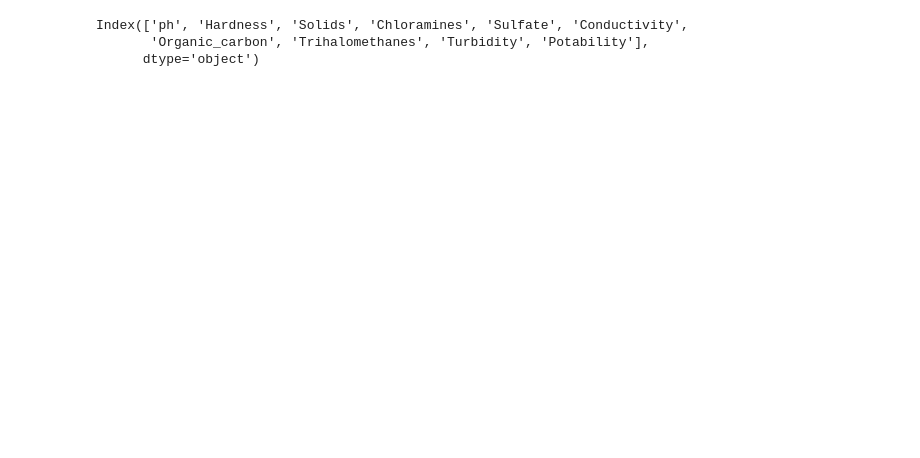
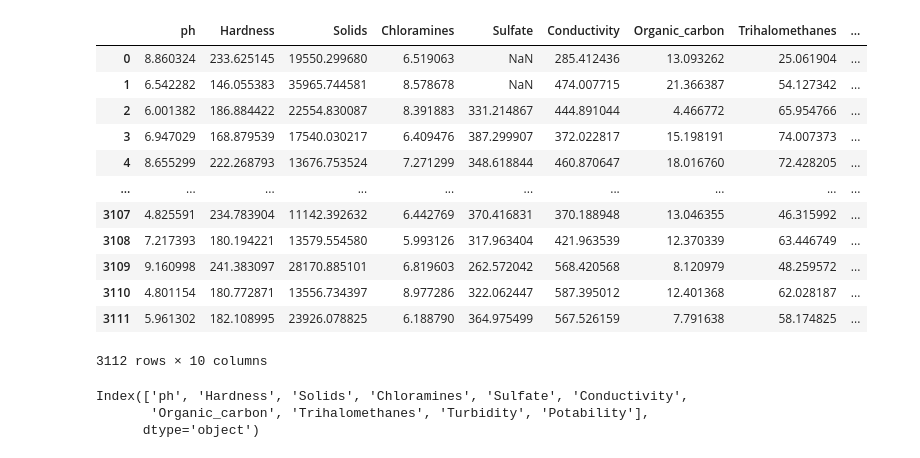
Before and after one commit to joelalves/machine-learning-course, a Jupyter notebook: ml/ProcesoClasificaciónWater.ipynb, the cells around one changed output. Cells and saved outputs as stored; diff of their text form; code cells hidden in the pictures; blank space fills up the shorter version.

```diff
--- a/ml/ProcesoClasificaciónWater.ipynb
+++ b/ml/ProcesoClasificaciónWater.ipynb
@@ -27,7 +27,22 @@ from sklearn.metrics import f1_score
 from sklearn.metrics import confusion_matrix
 from sklearn.metrics import classification_report
 # %%
-df = pd.read_csv('water_potability_90.csv')
+df = pd.read_csv('../data/water_potability_90.csv')
+df
+# %% [output]
+|  | ph | Hardness | Solids | Chloramines | Sulfate | Conductivity | Organic_carbon | Trihalomethanes | ... |
+| 0 | 8.860324 | 233.625145 | 19550.299680 | 6.519063 | NaN | 285.412436 | 13.093262 | 25.061904 | ... |
+| 1 | 6.542282 | 146.055383 | 35965.744581 | 8.578678 | NaN | 474.007715 | 21.366387 | 54.127342 | ... |
+| 2 | 6.001382 | 186.884422 | 22554.830087 | 8.391883 | 331.214867 | 444.891044 | 4.466772 | 65.954766 | ... |
+| 3 | 6.947029 | 168.879539 | 17540.030217 | 6.409476 | 387.299907 | 372.022817 | 15.198191 | 74.007373 | ... |
+| 4 | 8.655299 | 222.268793 | 13676.753524 | 7.271299 | 348.618844 | 460.870647 | 18.016760 | 72.428205 | ... |
+| ... | ... | ... | ... | ... | ... | ... | ... | ... | ... |
+| 3107 | 4.825591 | 234.783904 | 11142.392632 | 6.442769 | 370.416831 | 370.188948 | 13.046355 | 46.315992 | ... |
+| 3108 | 7.217393 | 180.194221 | 13579.554580 | 5.993126 | 317.963404 | 421.963539 | 12.370339 | 63.446749 | ... |
+| 3109 | 9.160998 | 241.383097 | 28170.885101 | 6.819603 | 262.572042 | 568.420568 | 8.120979 | 48.259572 | ... |
+| 3110 | 4.801154 | 180.772871 | 13556.734397 | 8.977286 | 322.062447 | 587.395012 | 12.401368 | 62.028187 | ... |
+| 3111 | 5.961302 | 182.108995 | 23926.078825 | 6.188790 | 364.975499 | 567.526159 | 7.791638 | 58.174825 | ... |
+3112 rows × 10 columns
 # %%
 df.columns
 # %% [output]
```
Also changed, not shown: parts of 22 cells of this notebook, 6 other files.
